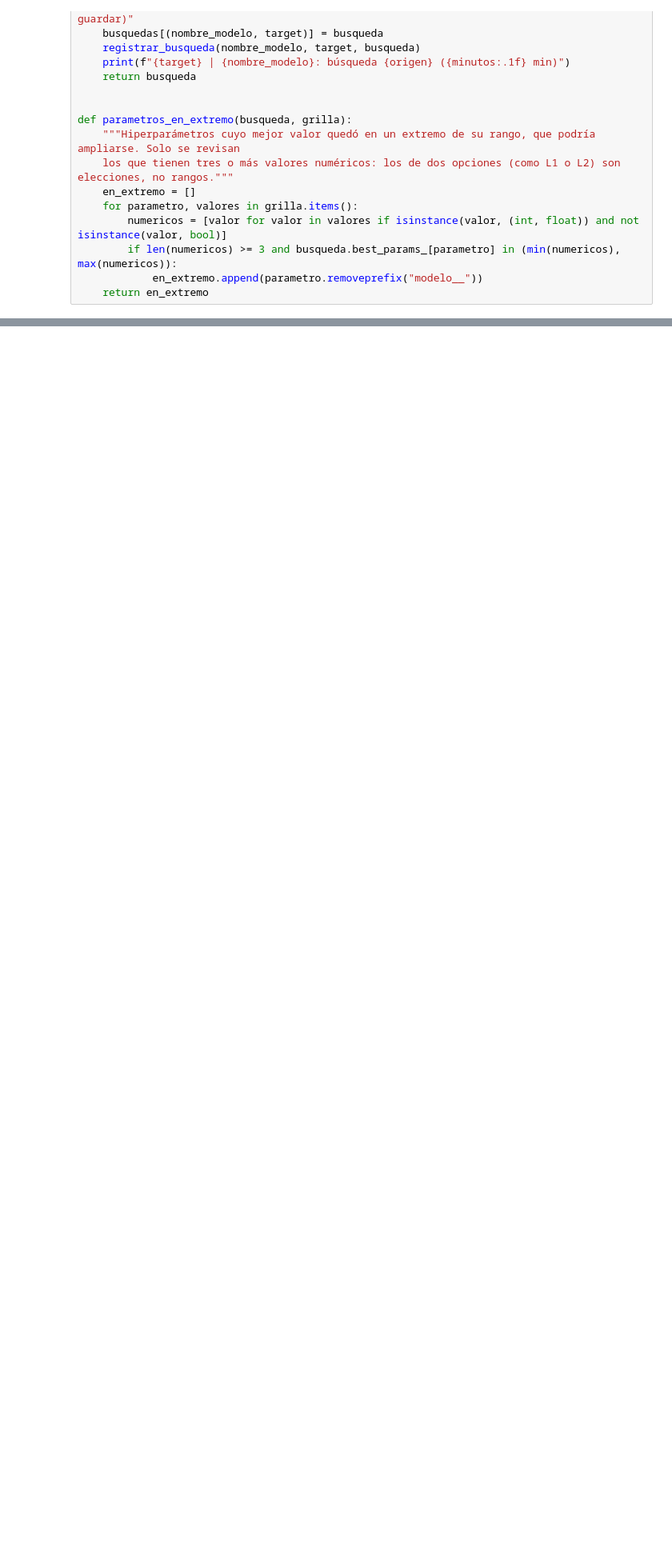
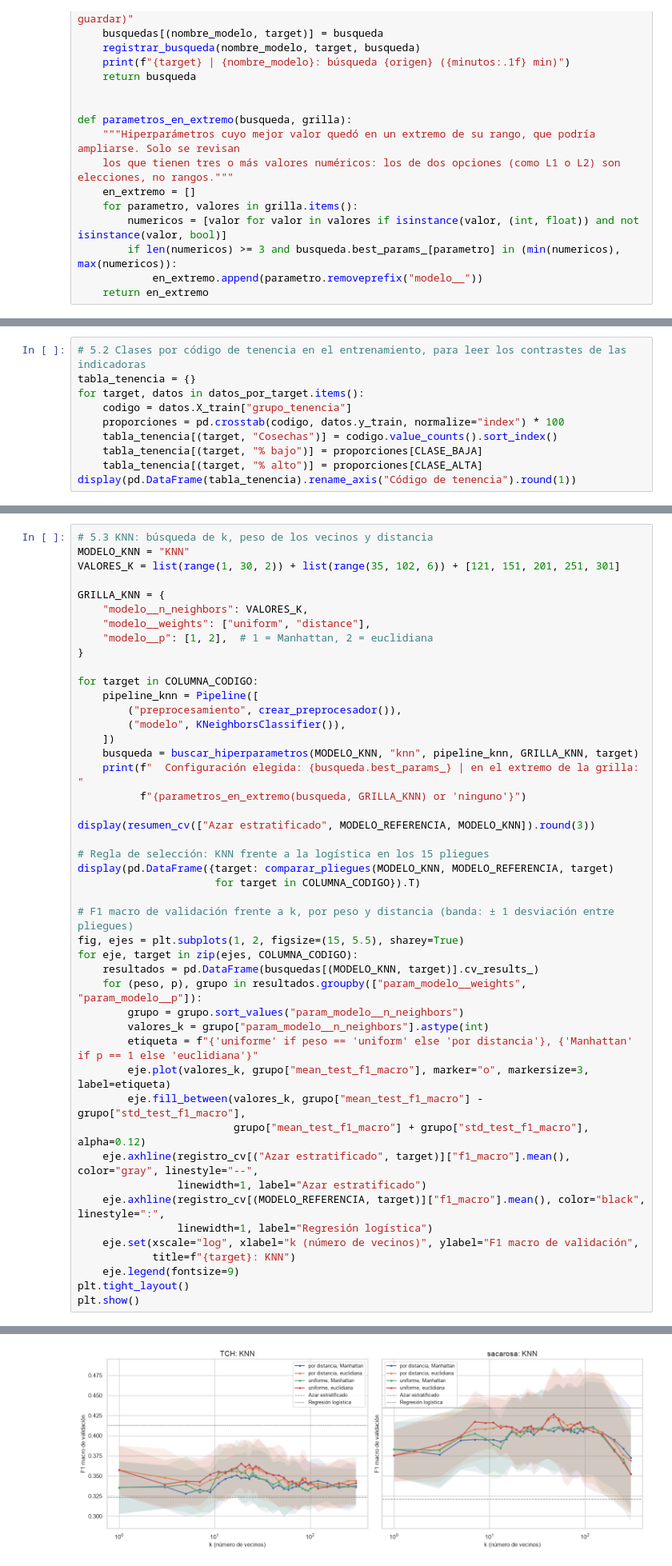
Before and after one commit to juanestebancg2806/sugarcane-yield-quality-prediction, a Jupyter notebook: 03_comparacion_modelos_ipsa.ipynb, the cells around one changed output, grey strips where cells are left out. Shown at 80% size. Cells and saved outputs as stored; diff of their text form; blank space fills up the shorter version.

```diff
--- a/03_comparacion_modelos_ipsa.ipynb
+++ b/03_comparacion_modelos_ipsa.ipynb
@@ -1656,0 +1775,10 @@ sacarosa | Regresión logística: búsqueda cargada de resultados/clf_log_sac.jo
+# %%
+# 5.2 Clases por código de tenencia en el entrenamiento, para leer los contrastes de las indicadoras
+tabla_tenencia = {}
+for target, datos in datos_por_target.items():
+    codigo = datos.X_train["grupo_tenencia"]
+    proporciones = pd.crosstab(codigo, datos.y_train, normalize="index") * 100
+    tabla_tenencia[(target, "Cosechas")] = codigo.value_counts().sort_index()
+    tabla_tenencia[(target, "% bajo")] = proporciones[CLASE_BAJA]
+    tabla_tenencia[(target, "% alto")] = proporciones[CLASE_ALTA]
+display(pd.DataFrame(tabla_tenencia).rename_axis("Código de tenencia").round(1))
@@ -1656,0 +1836,47 @@ sacarosa | Regresión logística: búsqueda cargada de resultados/clf_log_sac.jo
+# %%
+# 5.3 KNN: búsqueda de k, peso de los vecinos y distancia
+MODELO_KNN = "KNN"
+VALORES_K = list(range(1, 30, 2)) + list(range(35, 102, 6)) + [121, 151, 201, 251, 301]
+
+GRILLA_KNN = {
+    "modelo__n_neighbors": VALORES_K,
+    "modelo__weights": ["uniform", "distance"],
+    "modelo__p": [1, 2],  # 1 = Manhattan, 2 = euclidiana
+}
+
+for target in COLUMNA_CODIGO:
+    pipeline_knn = Pipeline([
+        ("preprocesamiento", crear_preprocesador()),
+        ("modelo", KNeighborsClassifier()),
+    ])
+    busqueda = buscar_hiperparametros(MODELO_KNN, "knn", pipeline_knn, GRILLA_KNN, target)
+    print(f"  Configuración elegida: {busqueda.best_params_} | en el extremo de la grilla: "
+          f"{parametros_en_extremo(busqueda, GRILLA_KNN) or 'ninguno'}")
+
+display(resumen_cv(["Azar estratificado", MODELO_REFERENCIA, MODELO_KNN]).round(3))
+
+# Regla de selección: KNN frente a la logística en los 15 pliegues
+display(pd.DataFrame({target: comparar_pliegues(MODELO_KNN, MODELO_REFERENCIA, target)
+                      for target in COLUMNA_CODIGO}).T)
+
+# F1 macro de validación frente a k, por peso y distancia (banda: ± 1 desviación entre pliegues)
+fig, ejes = plt.subplots(1, 2, figsize=(15, 5.5), sharey=True)
+for eje, target in zip(ejes, COLUMNA_CODIGO):
+    resultados = pd.DataFrame(busquedas[(MODELO_KNN, target)].cv_results_)
+    for (peso, p), grupo in resultados.groupby(["param_modelo__weights", "param_modelo__p"]):
+        grupo = grupo.sort_values("param_modelo__n_neighbors")
+        valores_k = grupo["param_modelo__n_neighbors"].astype(int)
+        etiqueta = f"{'uniforme' if peso == 'uniform' else 'por distancia'}, {'Manhattan' if p == 1 else 'euclidiana'}"
+        eje.plot(valores_k, grupo["mean_test_f1_macro"], marker="o", markersize=3, label=etiqueta)
+        eje.fill_between(valores_k, grupo["mean_test_f1_macro"] - grupo["std_test_f1_macro"],
+                         grupo["mean_test_f1_macro"] + grupo["std_test_f1_macro"], alpha=0.12)
+    eje.axhline(registro_cv[("Azar estratificado", target)]["f1_macro"].mean(), color="gray", linestyle="--",
+                linewidth=1, label="Azar estratificado")
+    eje.axhline(registro_cv[(MODELO_REFERENCIA, target)]["f1_macro"].mean(), color="black", linestyle=":",
+                linewidth=1, label="Regresión logística")
+    eje.set(xscale="log", xlabel="k (número de vecinos)", ylabel="F1 macro de validación",
+            title=f"{target}: KNN")
+    eje.legend(fontsize=9)
+plt.tight_layout()
+plt.show()
+# %% [output]
@@ -1656,0 +1898 @@ sacarosa | Regresión logística: búsqueda cargada de resultados/clf_log_sac.jo
+[figure, added]
```
Also changed, not shown: parts of 12 cells of this notebook.
